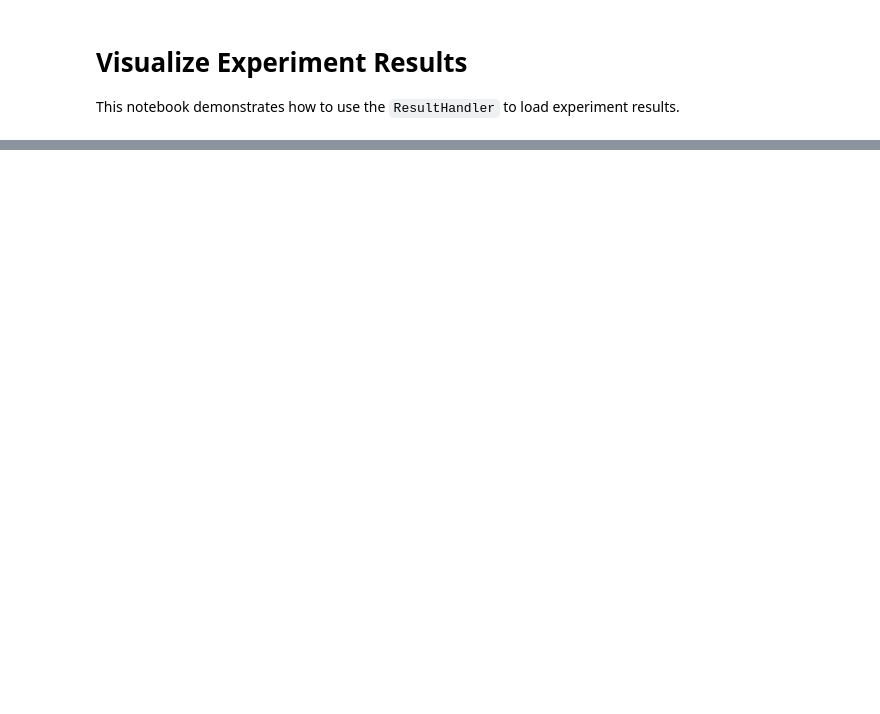
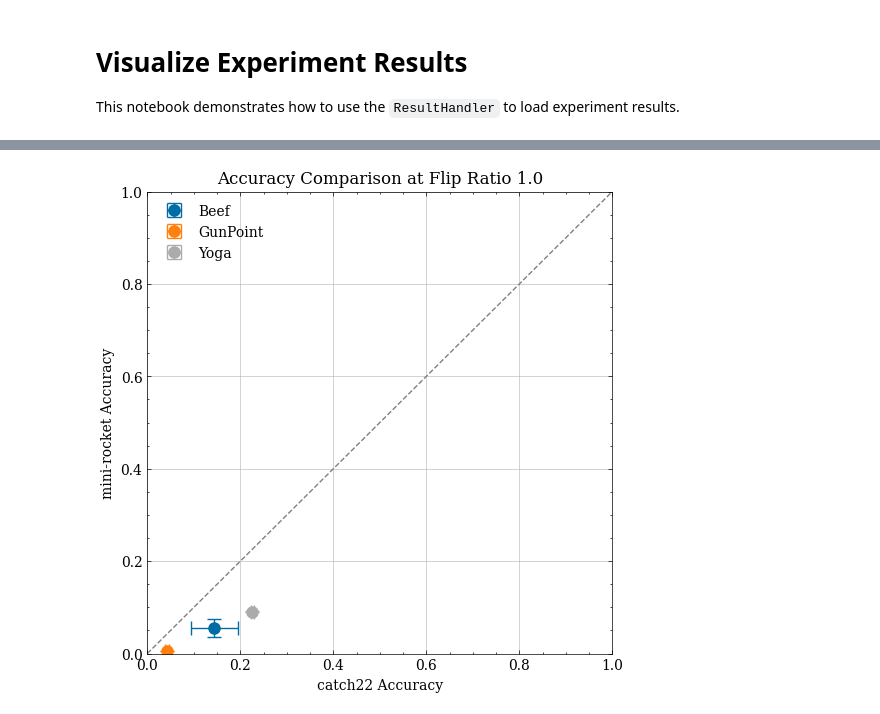
Before and after one commit to LarsBoecking/data-centric-ai, a Jupyter notebook: notebooks/visualize_results.ipynb, the cells around one changed output, grey strips where cells are left out. Drawn from its saved outputs; the diff is of its cells as text; code cells hidden in the pictures; blank space fills up the shorter version.

Commit message:
initial visualsations for algorithm comparison

```diff
--- a/notebooks/visualize_results.ipynb
+++ b/notebooks/visualize_results.ipynb
@@ -50,0 +34,29 @@ Metrics: {'accuracy': 0.6, 'f1_score': 0.6031746031746031}
+# %%
+import pandas as pd
+from ipywidgets import interact, FloatSlider, Dropdown, Checkbox, fixed
+
+# Filter results for label flipping strategy with random mode
+subset_results_label_flipping = rh.summary_df[
+    (rh.summary_df["strategy"] == "label_flipping")
+    & (rh.summary_df["strategy_mode"] == "random")
+]
+subset_results_label_flipping = subset_results_label_flipping.sort_values(
+    by=["dataset", "classifier", "strategy", "strategy_mode", "strategy_params"]
+)
+
+# Expand the strategy_params column to separate columns
+subset_results_label_flipping["strategy_params"] = subset_results_label_flipping[
+    "strategy_params"
+].apply(eval)
+strategy_params_expanded = subset_results_label_flipping["strategy_params"].apply(
+    pd.Series
+)
+subset_results_label_flipping = pd.concat(
+    [subset_results_label_flipping, strategy_params_expanded], axis=1
+)
+
+# Create checkboxes for each dataset
+dataset_names = subset_results_label_flipping["dataset"].unique()
+dataset_checkboxes = {
+    name: Checkbox(value=True, description=name) for name in dataset_names
+}
@@ -50,0 +213,17 @@ Metrics: {'accuracy': 0.6, 'f1_score': 0.6031746031746031}
+# %%
+flip_ratio = 1.0
+
+fig = plot_accuracy_comparison(
+    classifier1=subset_results_label_flipping["classifier"].unique()[0],
+    classifier2=subset_results_label_flipping["classifier"].unique()[1],
+    flip_ratio=flip_ratio,
+    prepare_save_plot=True,
+    **{name: True for name in dataset_names},
+)
+
+fig.savefig(
+    os.path.join(os.getcwd(), "figures", f"plot_accuracy_comparison_{flip_ratio}.pdf"),
+    dpi=300,
+)
+# %% [output]
+[figure, added]
```
Also changed, not shown: parts of 6 cells of this notebook.
